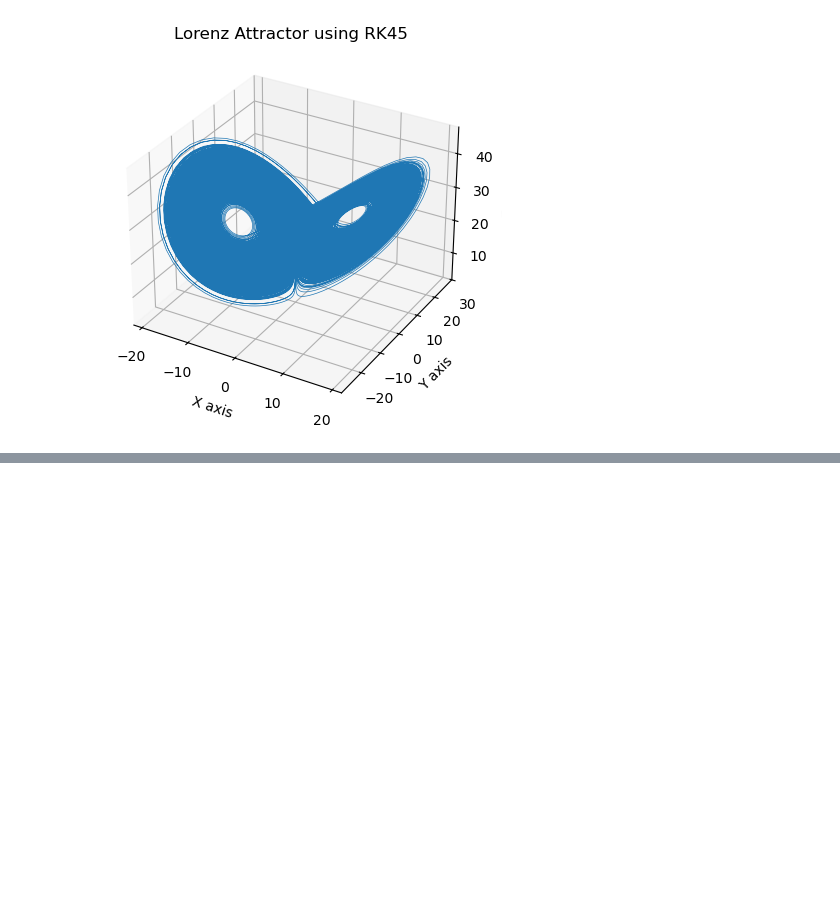
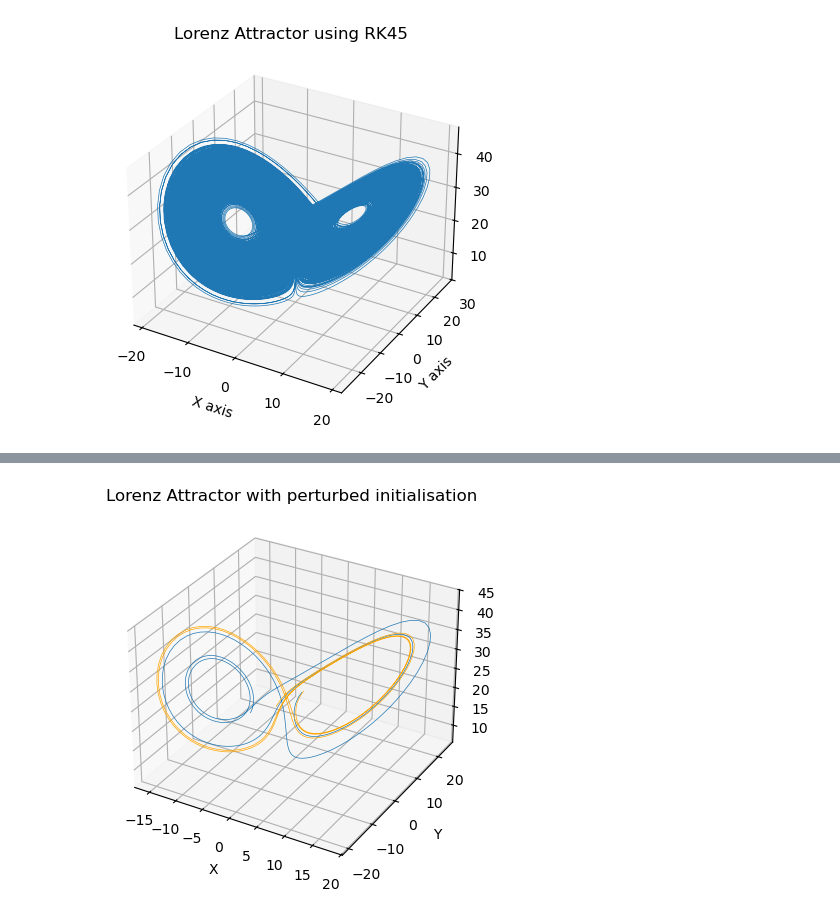
Before and after one commit to TomMann937/projectIV-code, a Jupyter notebook: notebooks/data_visualisation.ipynb, the cells around one changed output, grey strips where cells are left out. Saved outputs shown, nothing was run; the diff lists cells and outputs as text; code cells hidden in the pictures; blank space fills up the shorter version.

```diff
--- a/notebooks/data_visualisation.ipynb
+++ b/notebooks/data_visualisation.ipynb
@@ -37,0 +86,20 @@ plt.show()
+# %%
+data = generate_data(1000, noise_level=0, time_step=0.01)
+# %%
+init = data[-1,]
+init_peturb = init + 0.2
+# %%
+data1 = generate_data(1000, noise_level=0, time_step=0.01, init=init, trunc=False)
+data2 = generate_data(1000, noise_level=0, time_step=0.01, init=init_peturb, trunc=False)
+# %%
+ax = plt.figure().add_subplot(projection='3d')
+ax.plot(data1[:400,0], data1[:400,1], data1[:400,2], lw=0.5)
+
+ax.plot(data2[:400, 0],data2[:400, 1],data2[:400, 2], lw=0.5, color='orange')
+ax.set_xlabel('X')
+ax.set_ylabel('Y')
+ax.set_zlabel('Z')
+plt.title('Lorenz Attractor with perturbed initialisation')
+plt.show()
+# %% [output]
+[figure, added]
```
Also changed, not shown: parts of 5 cells of this notebook, 8 other files.
